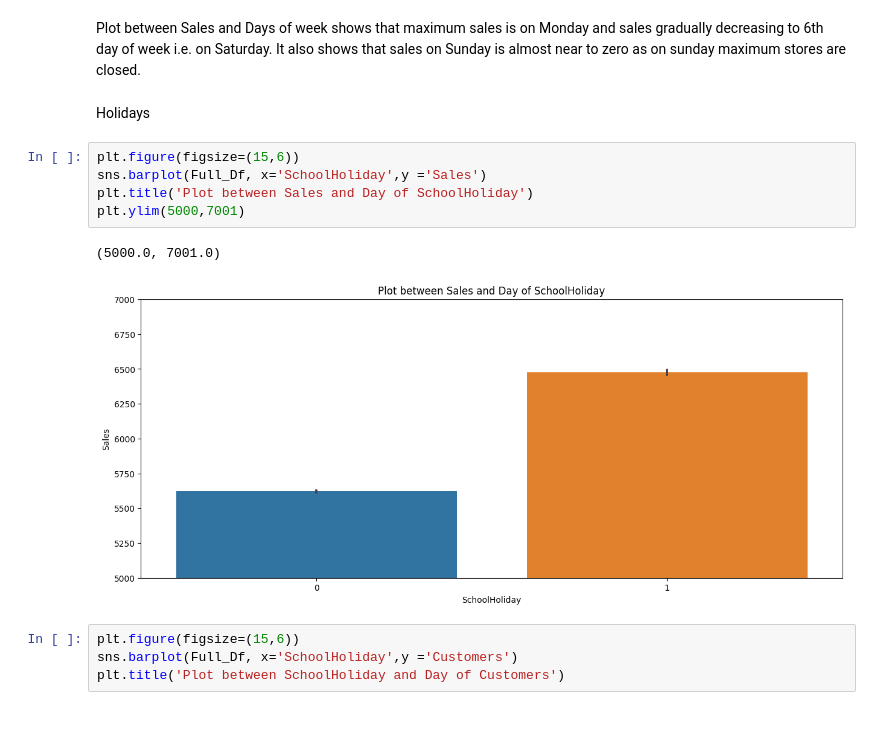
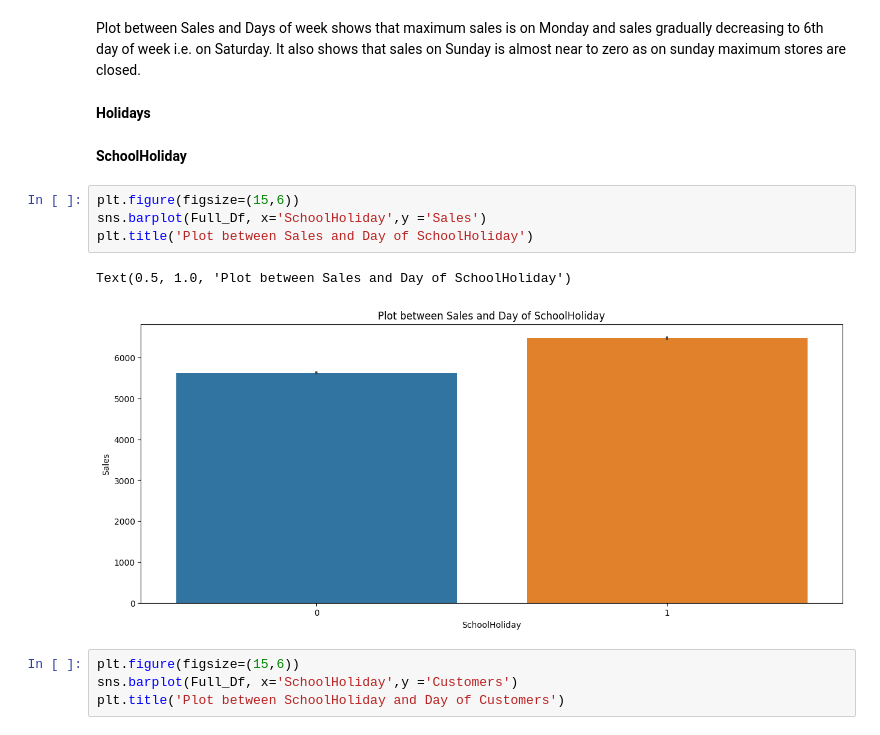
Before and after one commit to SaamarthMeston/Capstone-Project-2---Rossmann-s-sales-prediction, a Jupyter notebook: Rossmann_Sales_Prediction_Capstone_Project.ipynb, the cells around one changed output. Saved outputs shown, nothing was run; the diff lists cells and outputs as text.

```diff
--- a/Rossmann_Sales_Prediction_Capstone_Project.ipynb
+++ b/Rossmann_Sales_Prediction_Capstone_Project.ipynb
@@ -779,16 +744,17 @@ Text(0.5, 1.0, 'Plot between Sales and Day of Week')
 [figure]
 # %% [markdown]
 Plot between Sales and Days of week shows that maximum sales is on Monday and sales gradually decreasing to 6th day of week i.e. on Saturday. It also shows that sales on Sunday is almost near to zero as on sunday maximum stores are closed.
-# %% [markdown]
-Holidays
+# %% [markdown]
+**Holidays**
+# %% [markdown]
+**SchoolHoliday**
 # %%
 plt.figure(figsize=(15,6))
 sns.barplot(Full_Df, x='SchoolHoliday',y ='Sales')
 plt.title('Plot between Sales and Day of SchoolHoliday')
-plt.ylim(5000,7001)
 # %% [output]
-(5000.0, 7001.0)
+Text(0.5, 1.0, 'Plot between Sales and Day of SchoolHoliday')
-[figure, old version]
+[figure, new version]
 # %%
 plt.figure(figsize=(15,6))
 sns.barplot(Full_Df, x='SchoolHoliday',y ='Customers')
```
Also changed, not shown: parts of 16 cells of this notebook.
